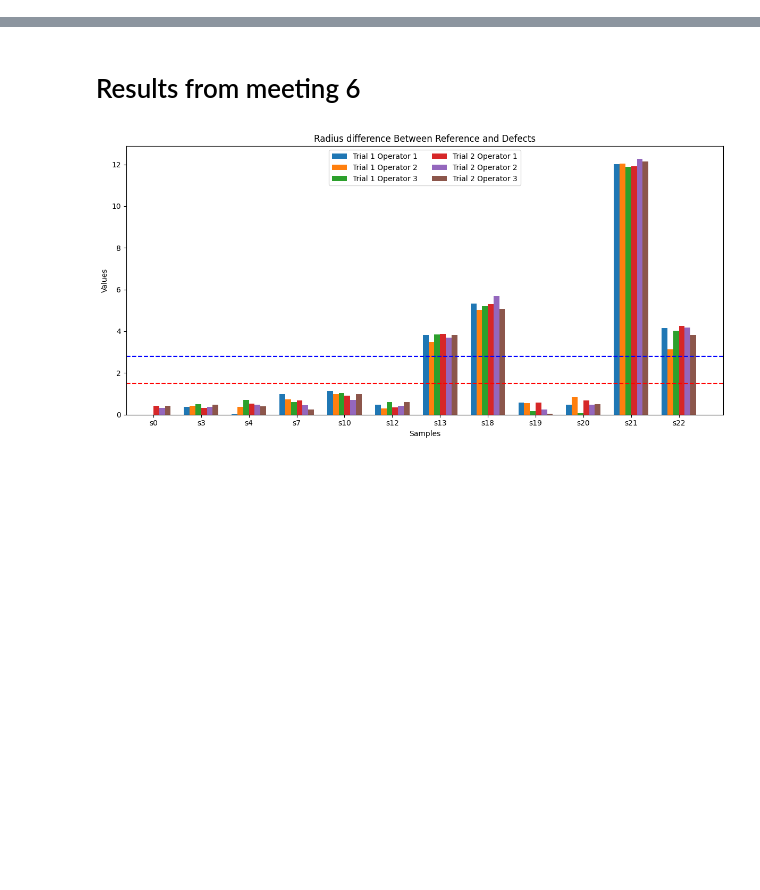
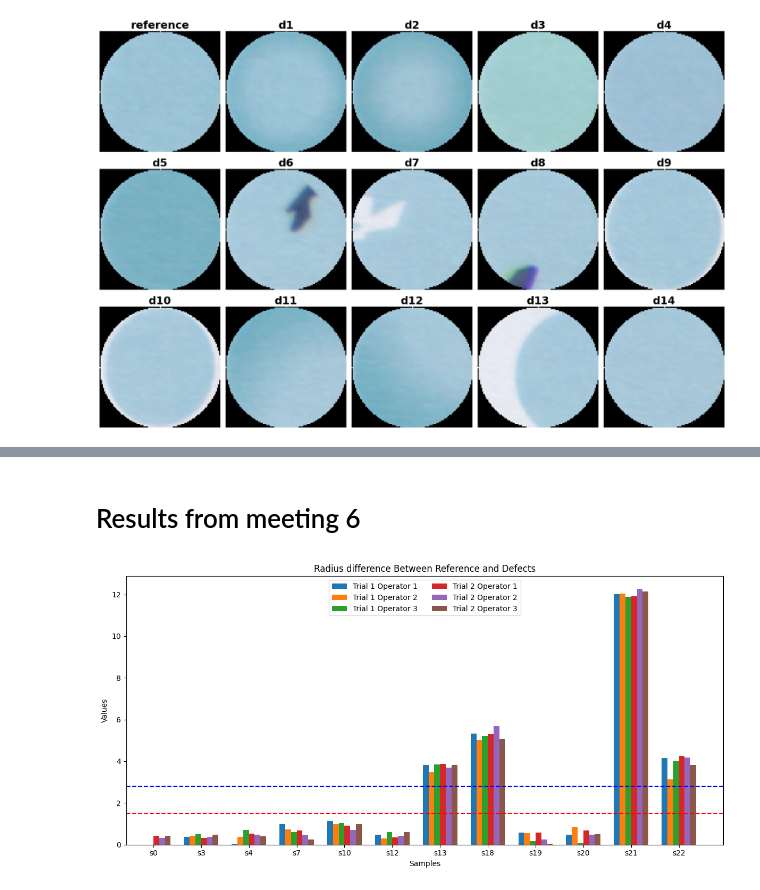
Before and after one commit to PumaresBenaiges/IndustrialProject, a Jupyter notebook: organised_code/main.ipynb, the cells around one changed output, grey strips where cells are left out. Saved outputs shown, nothing was run; the diff lists cells and outputs as text; code cells hidden in the pictures; blank space fills up the shorter version.

```diff
--- a/organised_code/main.ipynb
+++ b/organised_code/main.ipynb
@@ -2,0 +13,3 @@ from class_sample_testing import *
+# %%
+train = sample_testing(folder_name=base_folder+"/train")
+train_result = train.test_sample()
@@ -2,0 +32,4 @@ from class_sample_testing import *
+# %%
+train.plot_IC_regions()
+# %% [output]
+[figure, added]
```
Also changed, not shown: parts of 18 cells of this notebook, 13 other files.
